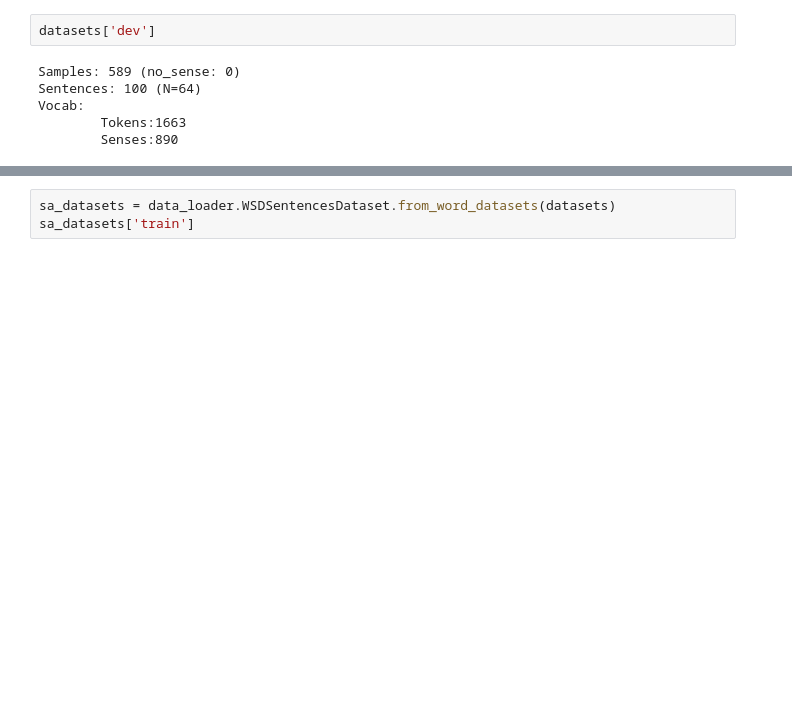
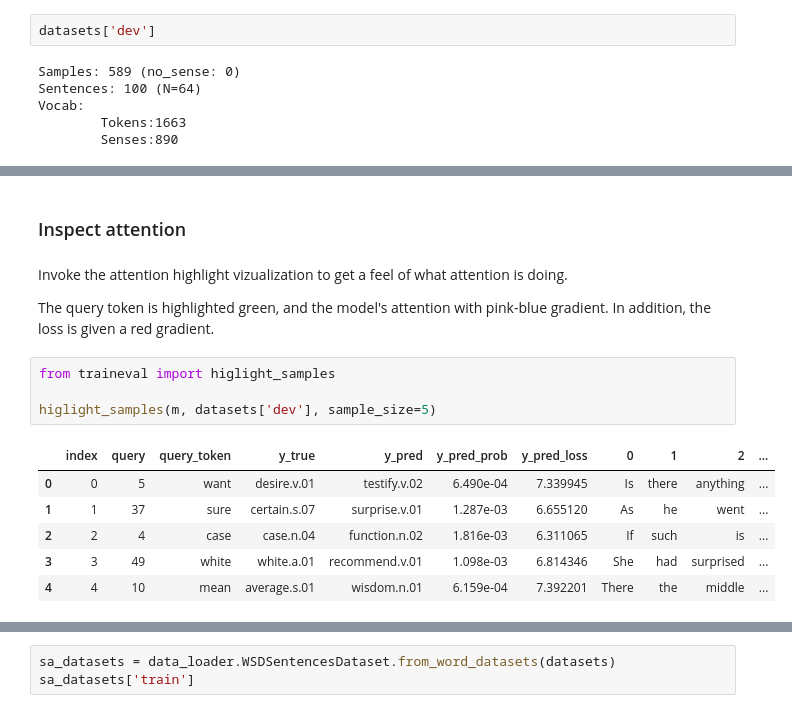
Before and after one commit to omerlevy/tau_amnlp, a Jupyter notebook: attention_exercise/wsd_model.ipynb, the cells around one changed output, grey strips where cells are left out. Drawn from its saved outputs; the diff is of its cells as text; blank space fills up the shorter version.

```diff
--- a/attention_exercise/wsd_model.ipynb
+++ b/attention_exercise/wsd_model.ipynb
@@ -93,0 +81,18 @@ The query token is highlighted green, attention with a pink - blue graident
+# %% [markdown]
+### Inspect attention
+# %% [markdown]
+Invoke the attention highlight vizualization to get a feel of what attention is doing.
+
+The query token is highlighted green, and the model's attention with pink-blue gradient.
+In addition, the loss is given a red gradient.
+# %%
+from traineval import higlight_samples
+
+higlight_samples(m, datasets['dev'], sample_size=5)
+# %% [output]
+|  | index | query | query_token | y_true | y_pred | y_pred_prob | y_pred_loss | 0 | 1 | 2 | ... |
+| 0 | 0 | 5 | want | desire.v.01 | testify.v.02 | 6.490e-04 | 7.339945 | Is | there | anything | ... |
+| 1 | 1 | 37 | sure | certain.s.07 | surprise.v.01 | 1.287e-03 | 6.655120 | As | he | went | ... |
+| 2 | 2 | 4 | case | case.n.04 | function.n.02 | 1.816e-03 | 6.311065 | If | such | is | ... |
+| 3 | 3 | 49 | white | white.a.01 | recommend.v.01 | 1.098e-03 | 6.814346 | She | had | surprised | ... |
+| 4 | 4 | 10 | mean | average.s.01 | wisdom.n.01 | 6.159e-04 | 7.392201 | There | the | middle | ... |
```
Also changed, not shown: parts of 29 cells of this notebook, 4 other files.
